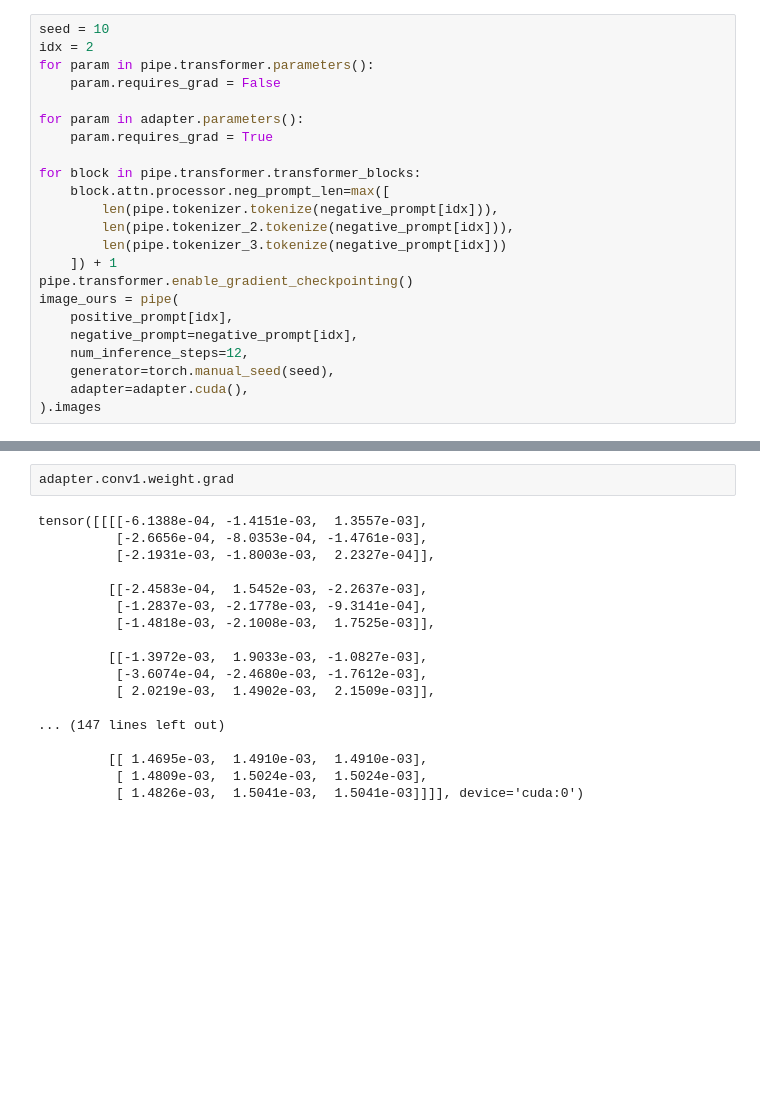
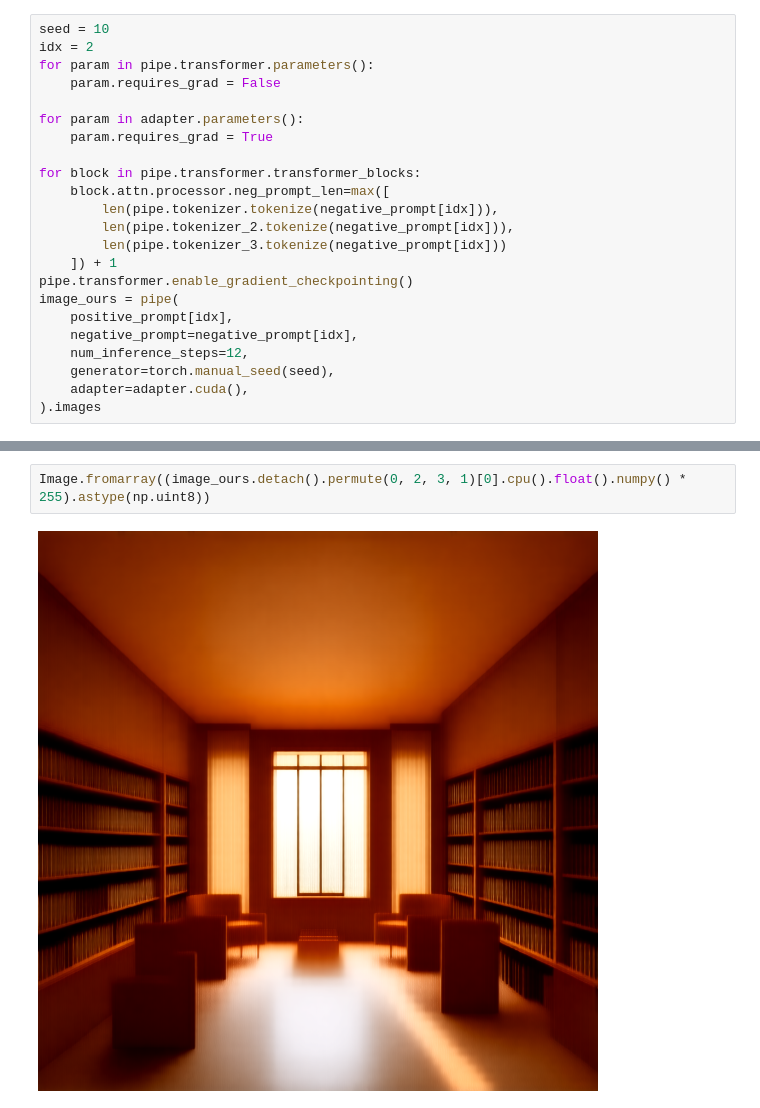
Before and after one commit to weathon/neg, a Jupyter notebook: train/main.ipynb, the cells around one changed output, grey strips where cells are left out. Saved outputs shown, nothing was run; the diff lists cells and outputs as text; blank space fills up the shorter version.

```diff
--- a/train/main.ipynb
+++ b/train/main.ipynb
@@ -74,20 +78,4 @@ image_ours[0].mean().backward()
-# %%
-adapter.conv1.weight.grad
-# %% [output]
-tensor([[[[-6.1388e-04, -1.4151e-03,  1.3557e-03],
-          [-2.6656e-04, -8.0353e-04, -1.4761e-03],
-          [-2.1931e-03, -1.8003e-03,  2.2327e-04]],
-
-         [[-2.4583e-04,  1.5452e-03, -2.2637e-03],
-          [-1.2837e-03, -2.1778e-03, -9.3141e-04],
-          [-1.4818e-03, -2.1008e-03,  1.7525e-03]],
-
-         [[-1.3972e-03,  1.9033e-03, -1.0827e-03],
-          [-3.6074e-04, -2.4680e-03, -1.7612e-03],
-          [ 2.0219e-03,  1.4902e-03,  2.1509e-03]],
-
-... (147 lines left out)
-
-         [[ 1.4695e-03,  1.4910e-03,  1.4910e-03],
-          [ 1.4809e-03,  1.5024e-03,  1.5024e-03],
-          [ 1.4826e-03,  1.5041e-03,  1.5041e-03]]]], device='cuda:0')
+# %%
+Image.fromarray((image_ours.detach().permute(0, 2, 3, 1)[0].cpu().float().numpy() * 255).astype(np.uint8))
+# %% [output]
+[figure, added]
```
Also changed, not shown: parts of 4 cells of this notebook, 2 other files.
